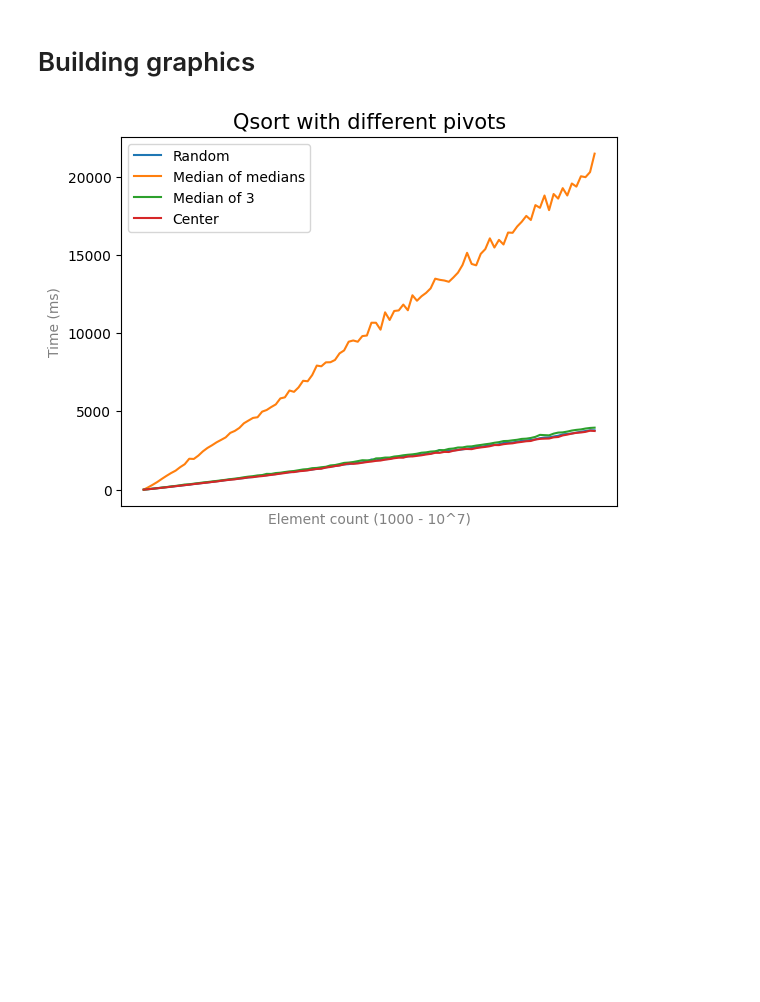
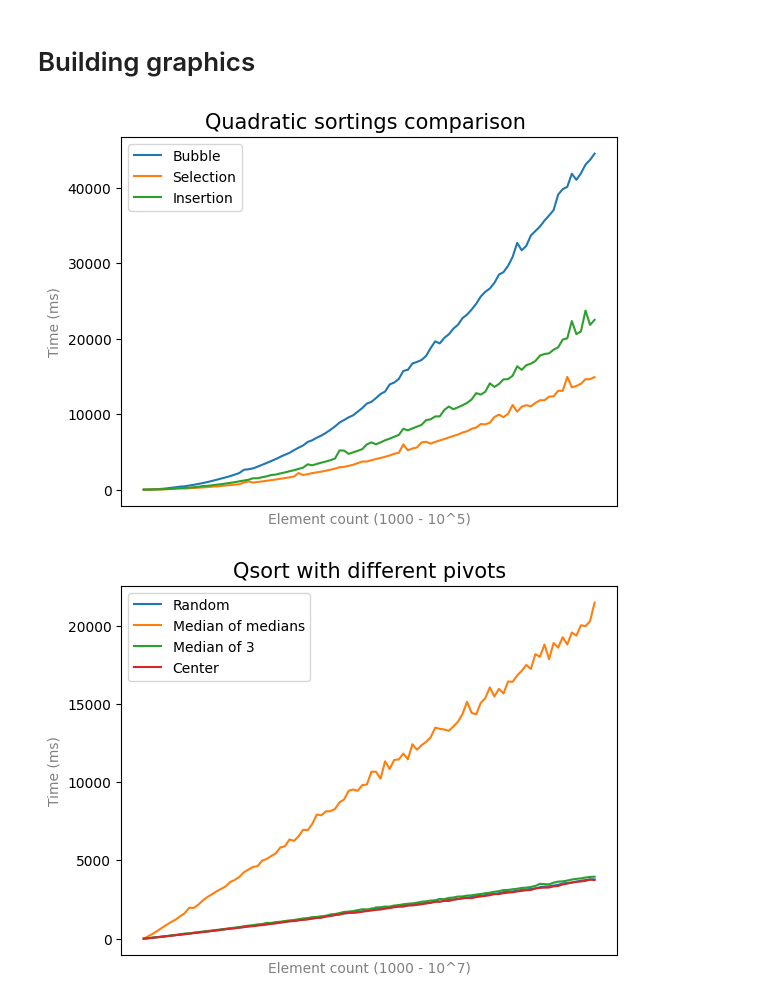
Before and after one commit to ThreadJava800/SortCompare, a Jupyter notebook: drawPlot.ipynb, the cells around one changed output. Cells and saved outputs as stored; diff of their text form; code cells hidden in the pictures; blank space fills up the shorter version.

```diff
--- a/drawPlot.ipynb
+++ b/drawPlot.ipynb
@@ -1,5 +1,23 @@
 # %%
 import matplotlib.pyplot as plt
+# %%
+with open('bubble.txt', 'r') as f:
+    lines = f.readlines()
+
+    bubRandX = [i for i in range(len(lines))]
+    bubRandY = [(int)(line.split()[1]) for line in lines]
+# %%
+with open('insertion.txt', 'r') as f:
+    lines = f.readlines()
+
+    insRandX = [i for i in range(len(lines))]
+    insRandY = [(int)(line.split()[1]) for line in lines]
+# %%
+with open('selection.txt', 'r') as f:
+    lines = f.readlines()
+
+    selRandX = [i for i in range(len(lines))]
+    selRandY = [(int)(line.split()[1]) for line in lines]
 # %% [markdown]
 # Fast sortings
 # %%
@@ -40,6 +58,23 @@ with open('sortMerge.txt', 'r') as f:
     mergeRandY = [(int)(line.split()[1]) for line in lines]
 # %% [markdown]
 # Building graphics
+# %%
+plt.xlabel('Element count (1000 - 10^5)', color = 'gray')
+plt.ylabel('Time (ms)', color = 'gray')
+
+plt.title('Quadratic sortings comparison ', fontsize = 15)
+
+plt.plot(bubRandX, bubRandY)
+plt.plot(selRandX, selRandY)
+plt.plot(insRandX, insRandY)
+
+plt.legend(['Bubble', 'Selection',
+            'Insertion'])
+
+plt.xticks([])  # removing numbers on x
+plt.show()
+# %% [output]
+[figure, added]
 # %%
 plt.xlabel('Element count (1000 - 10^7)', color = 'gray')
 plt.ylabel('Time (ms)', color = 'gray')
```
Also changed, not shown: parts of 1 cell of this notebook, 6 other files.
